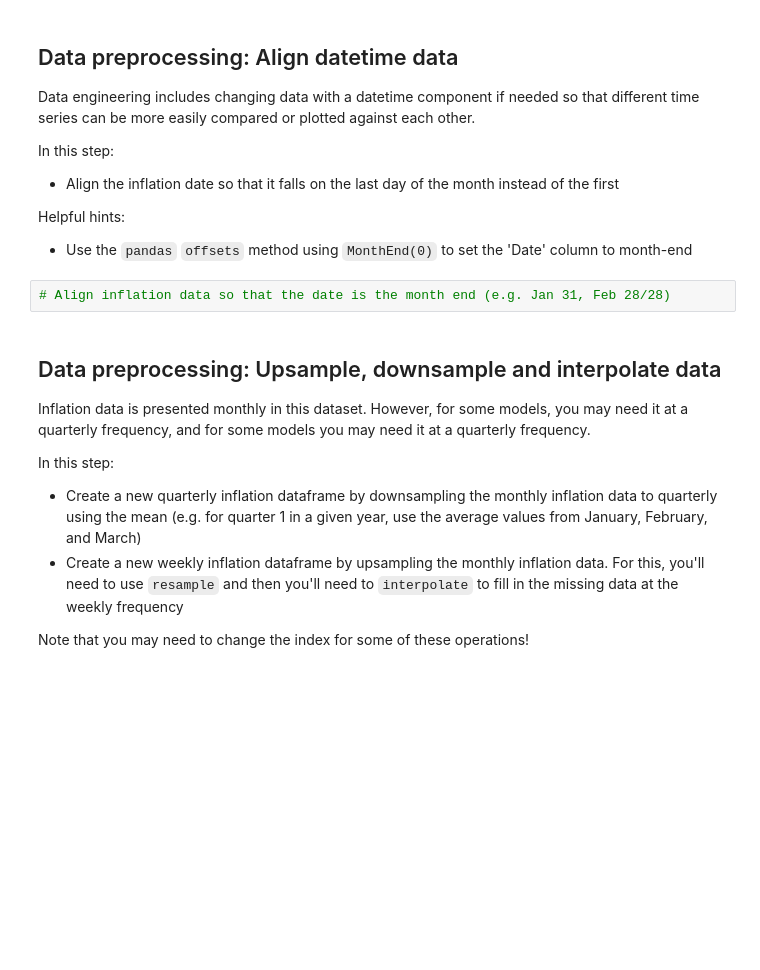
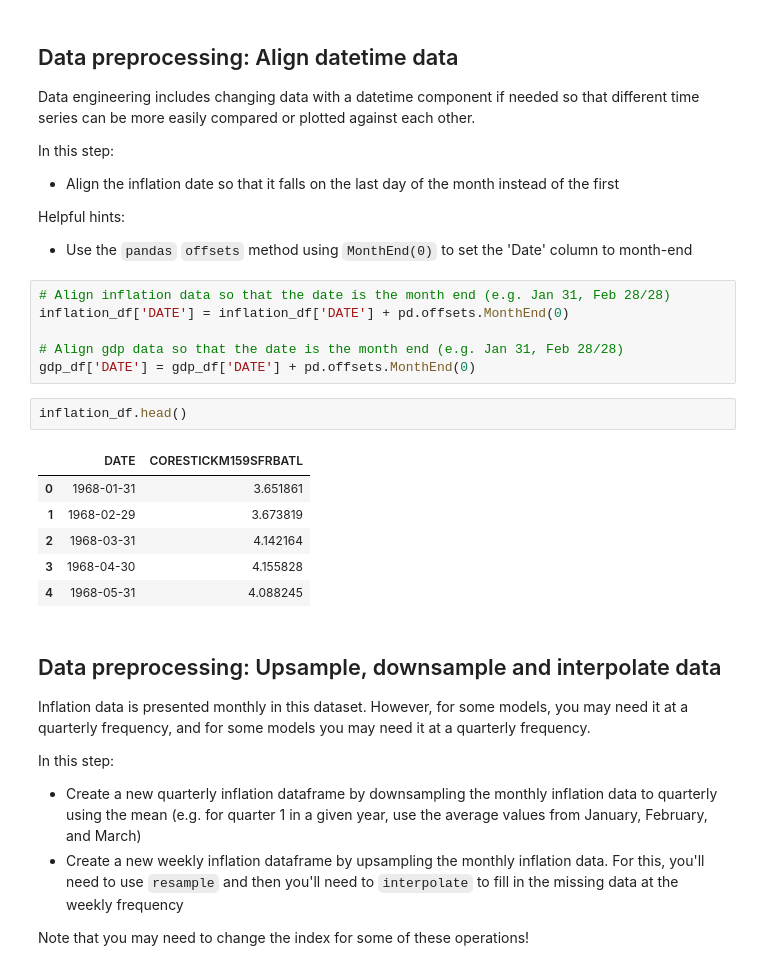
Before and after one commit to waynebar69/Stocks_ML-Pipeline, a Jupyter notebook: Project/Preparing-for-data-analysis-project-student.ipynb, the cells around one changed output. Saved outputs shown, nothing was run; the diff lists cells and outputs as text; blank space fills up the shorter version.

Commit message:
Data Preprocessing: Align Inflation and GDP datetime data to month end

```diff
--- a/Project/Preparing-for-data-analysis-project-student.ipynb
+++ b/Project/Preparing-for-data-analysis-project-student.ipynb
@@ -369,6 +369,19 @@ Helpful hints:
 * Use the `pandas` `offsets` method using `MonthEnd(0)` to set the 'Date' column to month-end
 # %%
 # Align inflation data so that the date is the month end (e.g. Jan 31, Feb 28/28)
+inflation_df['DATE'] = inflation_df['DATE'] + pd.offsets.MonthEnd(0)
+
+# Align gdp data so that the date is the month end (e.g. Jan 31, Feb 28/28)
+gdp_df['DATE'] = gdp_df['DATE'] + pd.offsets.MonthEnd(0)
+# %%
+inflation_df.head()
+# %% [output]
+|  | DATE | CORESTICKM159SFRBATL |
+| 0 | 1968-01-31 | 3.651861 |
+| 1 | 1968-02-29 | 3.673819 |
+| 2 | 1968-03-31 | 4.142164 |
+| 3 | 1968-04-30 | 4.155828 |
+| 4 | 1968-05-31 | 4.088245 |
 # %% [markdown]
 ## Data preprocessing: Upsample, downsample and interpolate data
 
```
